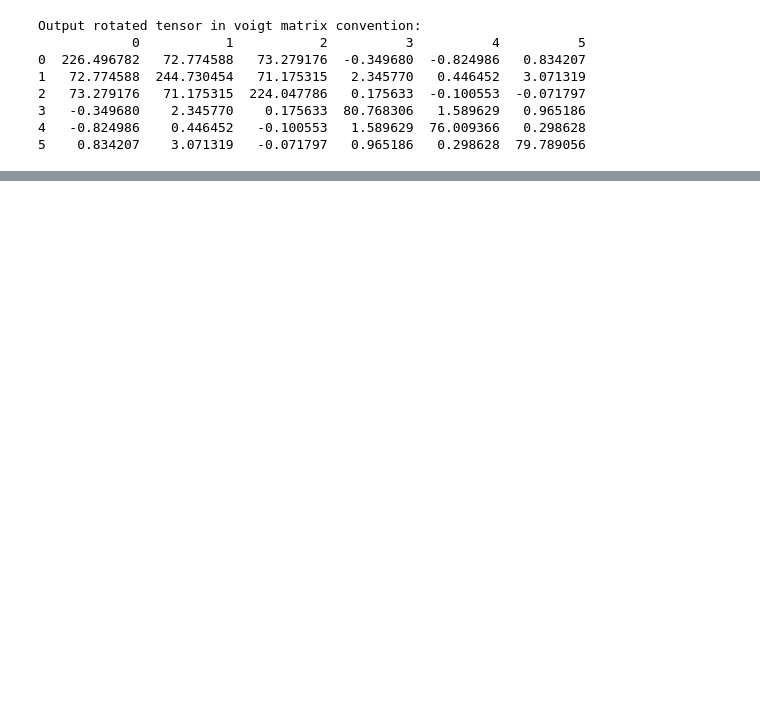
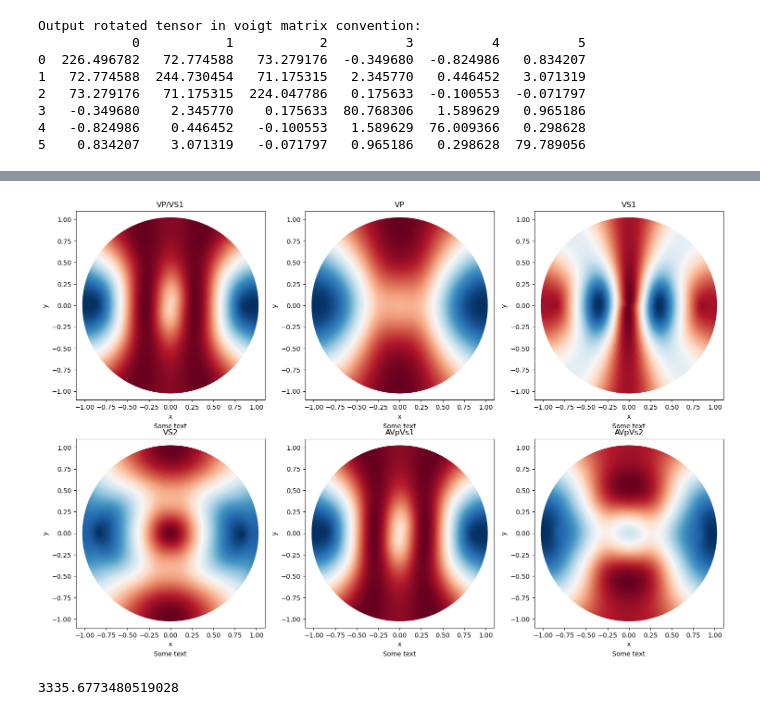
Before and after one commit to utpal-singh/SAnTex, a Jupyter notebook: notebooks/08-EBSD-Anisotropy-analysis.ipynb, the cells around one changed output, grey strips where cells are left out. Drawn from its saved outputs; the diff is of its cells as text; code cells hidden in the pictures; blank space fills up the shorter version.

```diff
--- a/notebooks/08-EBSD-Anisotropy-analysis.ipynb
+++ b/notebooks/08-EBSD-Anisotropy-analysis.ipynb
@@ -35,5 +35,5 @@ rho = [rho_forsterite, rho_enstatite]
 from sage import EBSD
 ebsdfile = EBSD("ebsd.ctf")
 # %%
-ds = ebsdfile.downsampleEBSD()
-# ds = ebsdfile.get_ebsd_data()
+# ds = ebsdfile.downsampleEBSD()
+ds = ebsdfile.get_ebsd_data()
@@ -49,7 +80,7 @@ euler_angles = [forsterite, enstatite]
 from sage import Anisotropy
 from sage import EBSD
 # %%
-x, y = ebsdfile.getAnisotropyForEBSD(cij = cij, euler_angles= euler_angles)
+x, y, rho = ebsdfile.getAnisotropyForEBSD(cij = cij, euler_angles= euler_angles, density=density)
 # %%
 from sage import Tensor
 tensor = Tensor()
@@ -75,0 +128,17 @@ t.plot()
+# %%
+cij_forsterite = np.array([[320.5,  68.15,  71.6,     0,     0,     0],
+  [ 68.15,  196.5,  76.8,     0,     0,     0],
+  [  71.6,   76.8, 233.5,     0,     0,     0],
+  [   0,      0,      0,     64,     0,     0],
+  [   0,      0,      0,      0,    77,     0],
+  [   0,      0,      0,      0,     0,  78.7]])
+# %%
+t = Anisotropy((cij_forsterite)*10**9, rho)
+# %%
+t.plot()
+# %% [output]
+[figure, added]
+# %%
+rho
+# %% [output]
+3335.6773480519028
```
Also changed, not shown: parts of 8 cells of this notebook, 17 other files.
